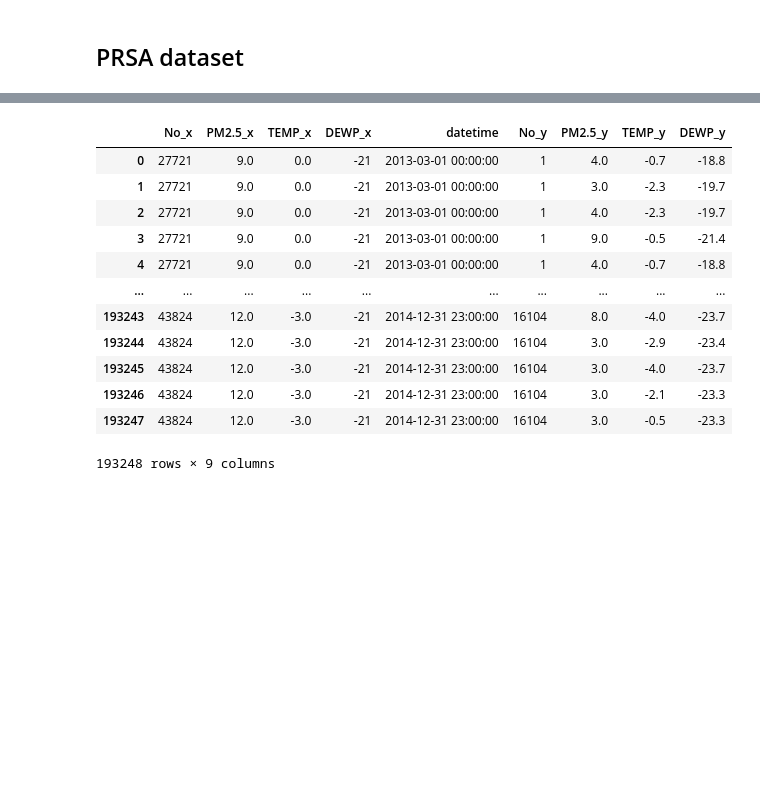
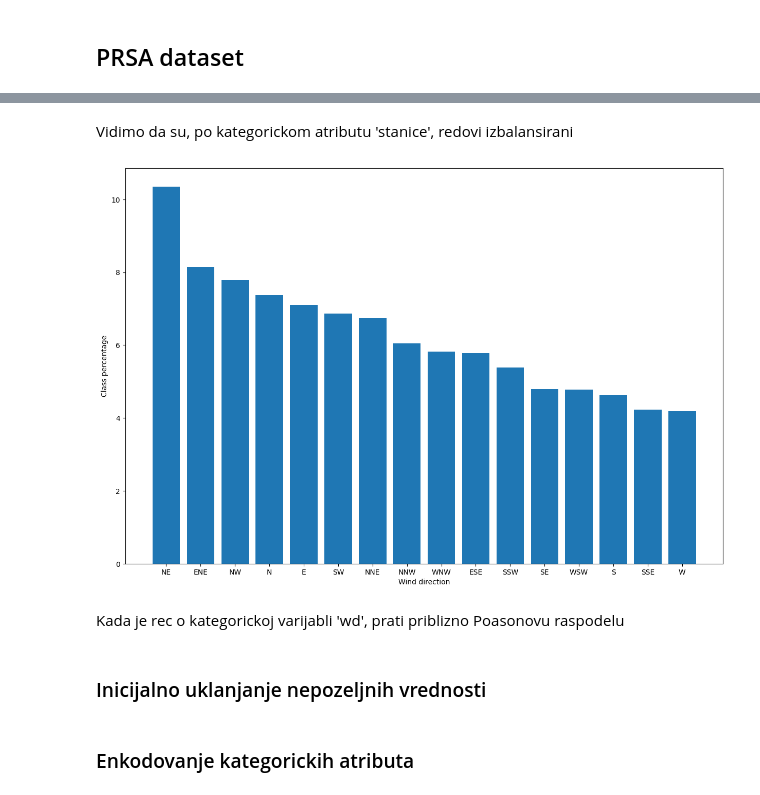
Before and after one commit to Zamachi/air-pollution-prediction-lstm, a Jupyter notebook: main.ipynb, the cells around one changed output, grey strips where cells are left out. Drawn from its saved outputs; the diff is of its cells as text; code cells hidden in the pictures; blank space fills up the shorter version.

Commit message:
Doraditi poasonovu raspodelu

```diff
--- a/main.ipynb
+++ b/main.ipynb
@@ -197,17 +223,24 @@ print(prsa_dataset.shape)
-# %%
-# pd.merge(beijing_ds, prsa_dataset, on=['datetime', 'PM2.5', 'TEMP', 'PRES', 'DEWP'], how='inner')
-pd.merge(beijing_ds, prsa_dataset, on=['datetime'], how='inner')[['No_x', 'PM2.5_x', 'TEMP_x', 'DEWP_x', 'datetime', 'No_y', "PM2.5_y", 'TEMP_y', 'DEWP_y']]
-# %% [output]
-|  | No_x | PM2.5_x | TEMP_x | DEWP_x | datetime | No_y | PM2.5_y | TEMP_y | DEWP_y |
-| 0 | 27721 | 9.0 | 0.0 | -21 | 2013-03-01 00:00:00 | 1 | 4.0 | -0.7 | -18.8 |
-| 1 | 27721 | 9.0 | 0.0 | -21 | 2013-03-01 00:00:00 | 1 | 3.0 | -2.3 | -19.7 |
-| 2 | 27721 | 9.0 | 0.0 | -21 | 2013-03-01 00:00:00 | 1 | 4.0 | -2.3 | -19.7 |
-| 3 | 27721 | 9.0 | 0.0 | -21 | 2013-03-01 00:00:00 | 1 | 9.0 | -0.5 | -21.4 |
-| 4 | 27721 | 9.0 | 0.0 | -21 | 2013-03-01 00:00:00 | 1 | 4.0 | -0.7 | -18.8 |
-| ... | ... | ... | ... | ... | ... | ... | ... | ... | ... |
-| 193243 | 43824 | 12.0 | -3.0 | -21 | 2014-12-31 23:00:00 | 16104 | 8.0 | -4.0 | -23.7 |
-| 193244 | 43824 | 12.0 | -3.0 | -21 | 2014-12-31 23:00:00 | 16104 | 3.0 | -2.9 | -23.4 |
-| 193245 | 43824 | 12.0 | -3.0 | -21 | 2014-12-31 23:00:00 | 16104 | 3.0 | -4.0 | -23.7 |
-| 193246 | 43824 | 12.0 | -3.0 | -21 | 2014-12-31 23:00:00 | 16104 | 3.0 | -2.1 | -23.3 |
-| 193247 | 43824 | 12.0 | -3.0 | -21 | 2014-12-31 23:00:00 | 16104 | 3.0 | -0.5 | -23.3 |
-193248 rows × 9 columns
+# %% [markdown]
+Vidimo da su, po kategorickom atributu 'stanice', redovi izbalansirani
+# %%
+import matplotlib.pyplot as plt
+import numpy as np
+bar_data = 100 * prsa_dataset['wd'].value_counts() / prsa_dataset['wd'].value_counts().sum()
+
+#NOTE: Poasonova raspodela, plotovati nekako
+lambd = 5
+x_poisson = np.arange(0, len(bar_data.index))
+poisson_distribution = np.random.poisson(lambd, size=prsa_dataset.shape[0])
+y_poisson = np.exp(-lambd) * np.power(lambd, x_poisson) / np.math.factorial(x_poisson)
+
+plt.figure(figsize=(15,10))
+plt.bar(bar_data.index, bar_data.values)
+plt.xlabel('Wind direction')
+plt.ylabel('Class percentage')
+plt.show()
+# %% [output]
+[figure, added]
+# %% [markdown]
+Kada je rec o kategorickoj varijabli 'wd', prati priblizno Poasonovu raspodelu
+# %% [markdown]
+### Inicijalno uklanjanje nepozeljnih vrednosti
@@ -213,0 +252,2 @@ pd.merge(beijing_ds, prsa_dataset, on=['datetime'], how='inner')[['No_x', 'PM2.5
+# %% [markdown]
+### Enkodovanje kategorickih atributa
```
Also changed, not shown: parts of 13 cells of this notebook, 1 other file.
